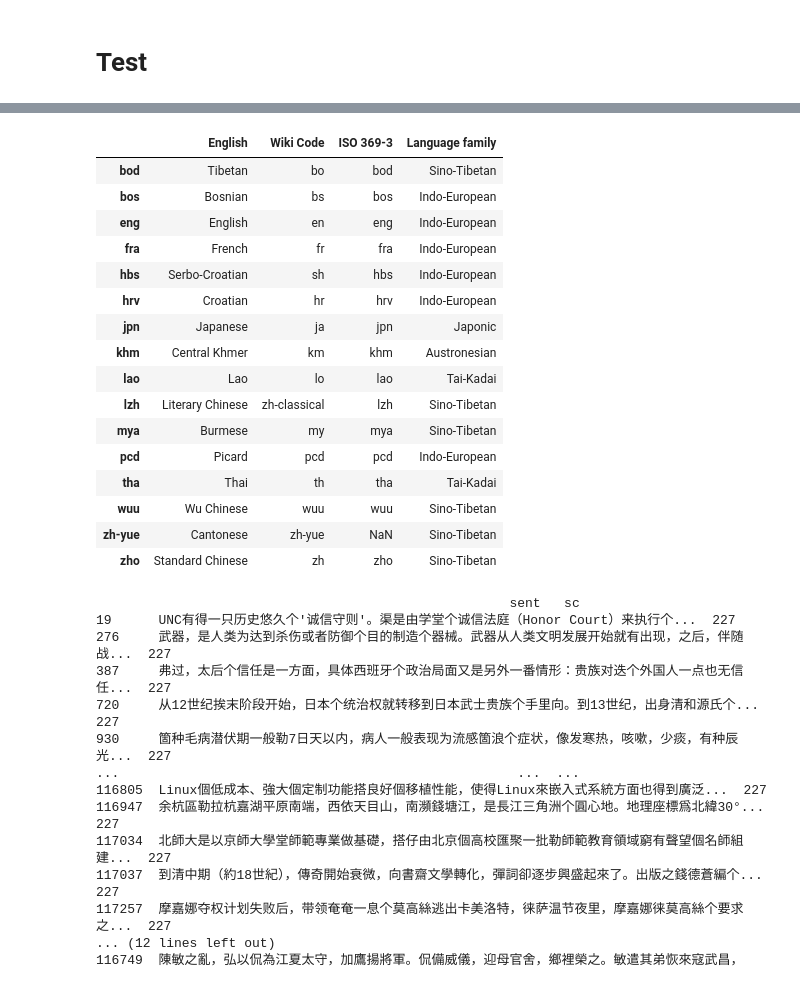
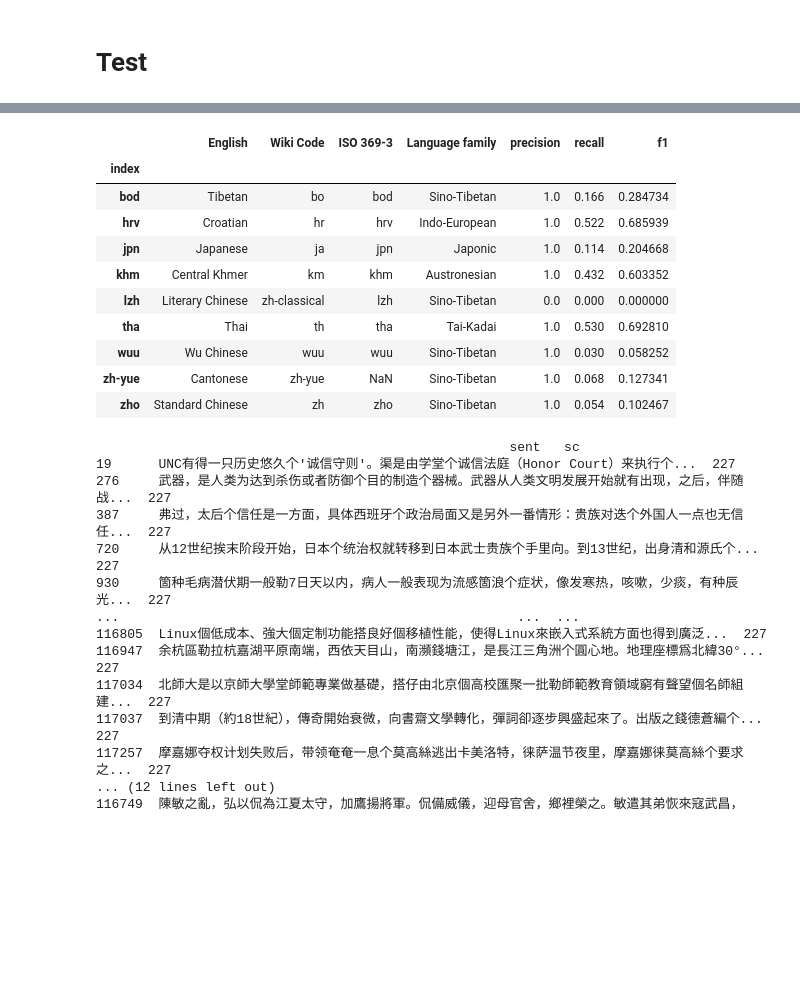
Before and after one commit to tsimafeip/nn-hackathon, a Jupyter notebook: LangDetector.ipynb, the cells around one changed output, grey strips where cells are left out. Saved outputs shown, nothing was run; the diff lists cells and outputs as text; code cells hidden in the pictures; blank space fills up the shorter version.

```diff
--- a/LangDetector.ipynb
+++ b/LangDetector.ipynb
@@ -279,7 +283,7 @@ _________________________________________________________________
 cnn_model.compile(loss='categorical_crossentropy', optimizer='adam', metrics=['accuracy', f1, recall, precision])
 # %%
 cnn_cp_path = data_path+'model_cnn.hdf5'
-cnn_cp=ModelCheckpoint(cnn_cp_path, monitor='val_f1',save_best_only=True)
+cnn_cp=ModelCheckpoint(cnn_cp_path, monitor='val_loss',save_best_only=True)
 # %%
 cnn_model.fit(train_X, dummy_y_train, batch_size=512, epochs=5,
               validation_data=(val_X, dummy_y_val),
@@ -422,5 +426,6 @@ raw_metrics = pd.DataFrame(
 # %%
 metrics = raw_metrics.rename(class_to_language, axis='index')
 # %%
-bad_quality_metrics = metrics[metrics.recall < 0.7]
-bad_quality_metrics
+bad_quality_metrics = metrics[metrics.f1 < 0.7]
+lab = labels.set_index('Label')
+bad_quality_labels = lab.loc[bad_quality_metrics.index]
@@ -445,25 +432,19 @@ bad_quality_metrics
-# %%
-lab = labels.set_index('Label')
-bad_quality_labels = lab.loc[bad_quality_metrics.index]
-bad_quality_labels
-# %% [output]
-|  | English | Wiki Code | ISO 369-3 | Language family |
-| bod | Tibetan | bo | bod | Sino-Tibetan |
-| bos | Bosnian | bs | bos | Indo-European |
-| eng | English | en | eng | Indo-European |
-| fra | French | fr | fra | Indo-European |
-| hbs | Serbo-Croatian | sh | hbs | Indo-European |
-| hrv | Croatian | hr | hrv | Indo-European |
-| jpn | Japanese | ja | jpn | Japonic |
-| khm | Central Khmer | km | khm | Austronesian |
-| lao | Lao | lo | lao | Tai-Kadai |
-| lzh | Literary Chinese | zh-classical | lzh | Sino-Tibetan |
-| mya | Burmese | my | mya | Sino-Tibetan |
-| pcd | Picard | pcd | pcd | Indo-European |
-| tha | Thai | th | tha | Tai-Kadai |
-| wuu | Wu Chinese | wuu | wuu | Sino-Tibetan |
-| zh-yue | Cantonese | zh-yue | NaN | Sino-Tibetan |
-| zho | Standard Chinese | zh | zho | Sino-Tibetan |
+# %%
+res = pd.merge(bad_quality_labels.reset_index(), bad_quality_metrics.reset_index()) \
+.set_index('index')
+res
+# %% [output]
+|  | English | Wiki Code | ISO 369-3 | Language family | precision | recall | f1 |
+| index |  |  |  |  |  |  |  |
+| bod | Tibetan | bo | bod | Sino-Tibetan | 1.0 | 0.166 | 0.284734 |
+| hrv | Croatian | hr | hrv | Indo-European | 1.0 | 0.522 | 0.685939 |
+| jpn | Japanese | ja | jpn | Japonic | 1.0 | 0.114 | 0.204668 |
+| khm | Central Khmer | km | khm | Austronesian | 1.0 | 0.432 | 0.603352 |
+| lzh | Literary Chinese | zh-classical | lzh | Sino-Tibetan | 0.0 | 0.000 | 0.000000 |
+| tha | Thai | th | tha | Tai-Kadai | 1.0 | 0.530 | 0.692810 |
+| wuu | Wu Chinese | wuu | wuu | Sino-Tibetan | 1.0 | 0.030 | 0.058252 |
+| zh-yue | Cantonese | zh-yue | NaN | Sino-Tibetan | 1.0 | 0.068 | 0.127341 |
+| zho | Standard Chinese | zh | zho | Sino-Tibetan | 1.0 | 0.054 | 0.102467 |
 # %%
 print(x_train[x_train.sc == language_to_class['wuu']])
 print(x_train[x_train.sc == language_to_class['lzh']])
```
Also changed, not shown: parts of 5 cells of this notebook.
